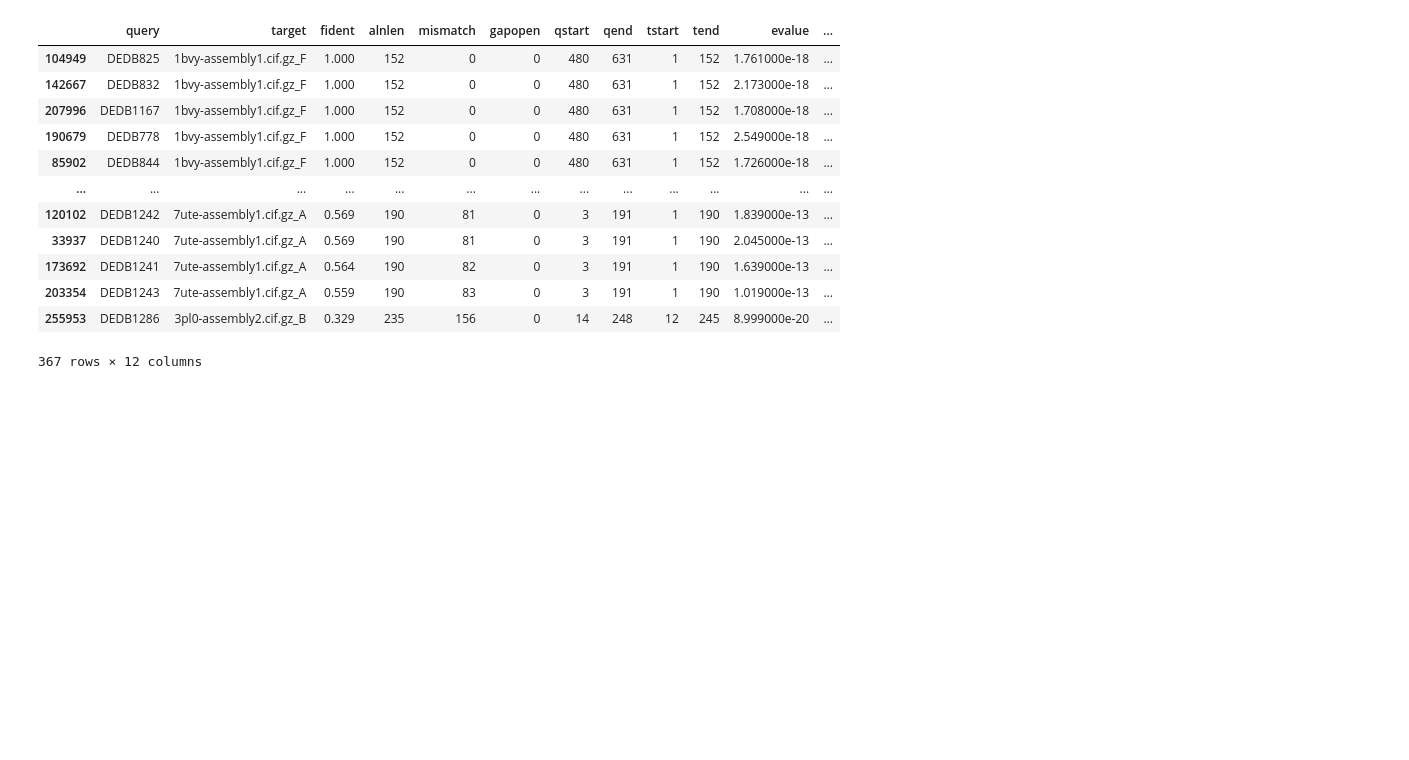
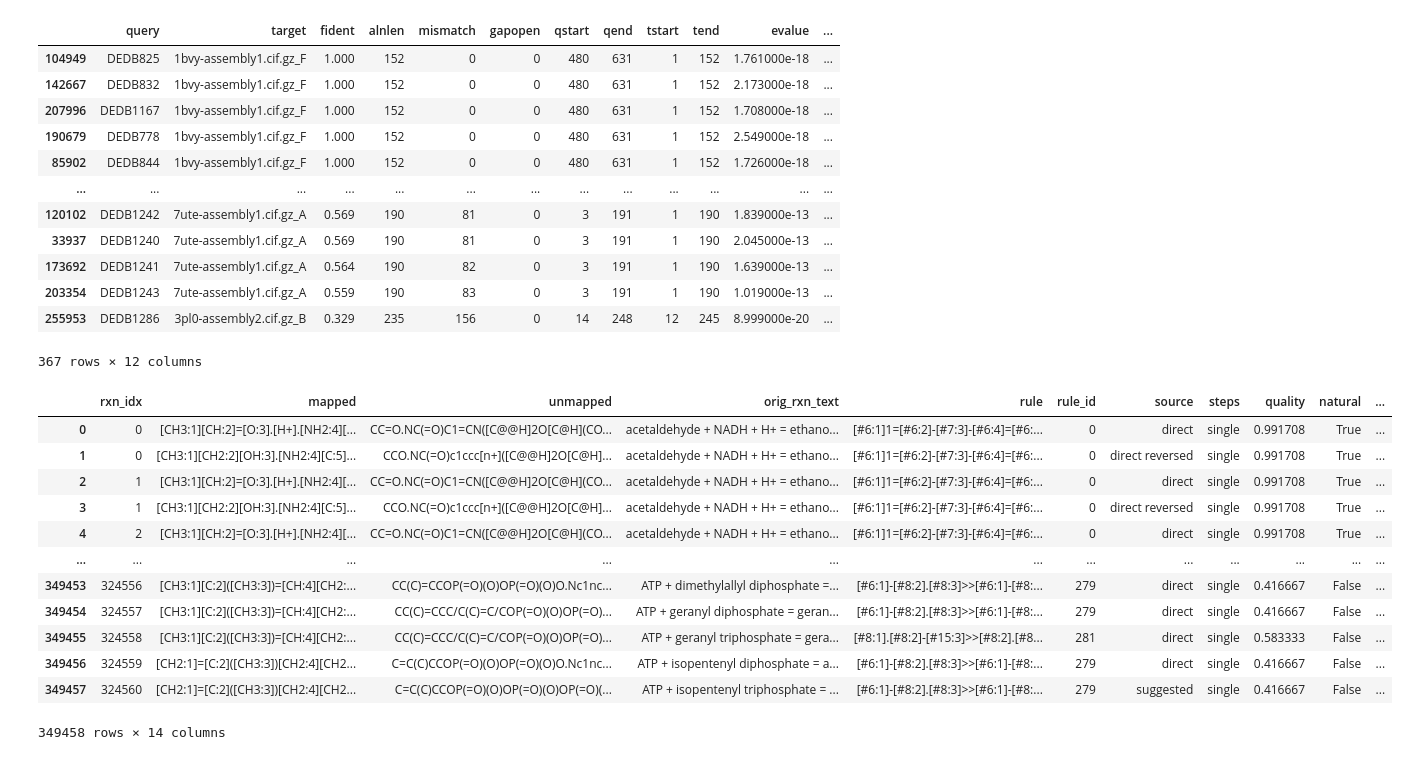
Before and after one commit to fhalab/EnzymeEngineeringDB, a Jupyter notebook: analysis/N6_Comparison.ipynb, the cells around one changed output. Saved outputs shown, nothing was run; the diff lists cells and outputs as text; code cells hidden in the pictures; blank space fills up the shorter version.

```diff
--- a/analysis/N6_Comparison.ipynb
+++ b/analysis/N6_Comparison.ipynb
@@ -181,0 +202,23 @@ foldseek_df
+# %%
+import pandas as pd
+# Do the reaction similarity now as well for each one...
+# For each of the datasets we want to look through and see what the most similar reaction in the train set is
+closest_dists = []
+closest_rxns = []
+closest_ids = []
+reaction_train_df = pd.read_csv('../data/enzymemap_v2_brenda2023.csv')
+reaction_train_df
+# %% [output]
+|  | rxn_idx | mapped | unmapped | orig_rxn_text | rule | rule_id | source | steps | quality | natural | ... |
+| 0 | 0 | [CH3:1][CH:2]=[O:3].[H+].[NH2:4][... | CC=O.NC(=O)C1=CN([C@@H]2O[C@H](CO... | acetaldehyde + NADH + H+ = ethano... | [#6:1]1=[#6:2]-[#7:3]-[#6:4]=[#6:... | 0 | direct | single | 0.991708 | True | ... |
+| 1 | 0 | [CH3:1][CH2:2][OH:3].[NH2:4][C:5]... | CCO.NC(=O)c1ccc[n+]([C@@H]2O[C@H]... | acetaldehyde + NADH + H+ = ethano... | [#6:1]1=[#6:2]-[#7:3]-[#6:4]=[#6:... | 0 | direct reversed | single | 0.991708 | True | ... |
+| 2 | 1 | [CH3:1][CH:2]=[O:3].[H+].[NH2:4][... | CC=O.NC(=O)C1=CN([C@@H]2O[C@H](CO... | acetaldehyde + NADH + H+ = ethano... | [#6:1]1=[#6:2]-[#7:3]-[#6:4]=[#6:... | 0 | direct | single | 0.991708 | True | ... |
+| 3 | 1 | [CH3:1][CH2:2][OH:3].[NH2:4][C:5]... | CCO.NC(=O)c1ccc[n+]([C@@H]2O[C@H]... | acetaldehyde + NADH + H+ = ethano... | [#6:1]1=[#6:2]-[#7:3]-[#6:4]=[#6:... | 0 | direct reversed | single | 0.991708 | True | ... |
+| 4 | 2 | [CH3:1][CH:2]=[O:3].[H+].[NH2:4][... | CC=O.NC(=O)C1=CN([C@@H]2O[C@H](CO... | acetaldehyde + NADH + H+ = ethano... | [#6:1]1=[#6:2]-[#7:3]-[#6:4]=[#6:... | 0 | direct | single | 0.991708 | True | ... |
+| ... | ... | ... | ... | ... | ... | ... | ... | ... | ... | ... | ... |
+| 349453 | 324556 | [CH3:1][C:2]([CH3:3])=[CH:4][CH2:... | CC(C)=CCOP(=O)(O)OP(=O)(O)O.Nc1nc... | ATP + dimethylallyl diphosphate =... | [#6:1]-[#8:2].[#8:3]>>[#6:1]-[#8:... | 279 | direct | single | 0.416667 | False | ... |
+| 349454 | 324557 | [CH3:1][C:2]([CH3:3])=[CH:4][CH2:... | CC(C)=CCC/C(C)=C/COP(=O)(O)OP(=O)... | ATP + geranyl diphosphate = geran... | [#6:1]-[#8:2].[#8:3]>>[#6:1]-[#8:... | 279 | direct | single | 0.416667 | False | ... |
+| 349455 | 324558 | [CH3:1][C:2]([CH3:3])=[CH:4][CH2:... | CC(C)=CCC/C(C)=C/COP(=O)(O)OP(=O)... | ATP + geranyl triphosphate = gera... | [#8:1].[#8:2]-[#15:3]>>[#8:2].[#8... | 281 | direct | single | 0.583333 | False | ... |
+| 349456 | 324559 | [CH2:1]=[C:2]([CH3:3])[CH2:4][CH2... | C=C(C)CCOP(=O)(O)OP(=O)(O)O.Nc1nc... | ATP + isopentenyl diphosphate = a... | [#6:1]-[#8:2].[#8:3]>>[#6:1]-[#8:... | 279 | direct | single | 0.416667 | False | ... |
+| 349457 | 324560 | [CH2:1]=[C:2]([CH3:3])[CH2:4][CH2... | C=C(C)CCOP(=O)(O)OP(=O)(O)OP(=O)(... | ATP + isopentenyl triphosphate = ... | [#6:1]-[#8:2].[#8:3]>>[#6:1]-[#8:... | 279 | suggested | single | 0.416667 | False | ... |
+349458 rows × 14 columns
```
Also changed, not shown: parts of 3 cells of this notebook, 4 other files.
